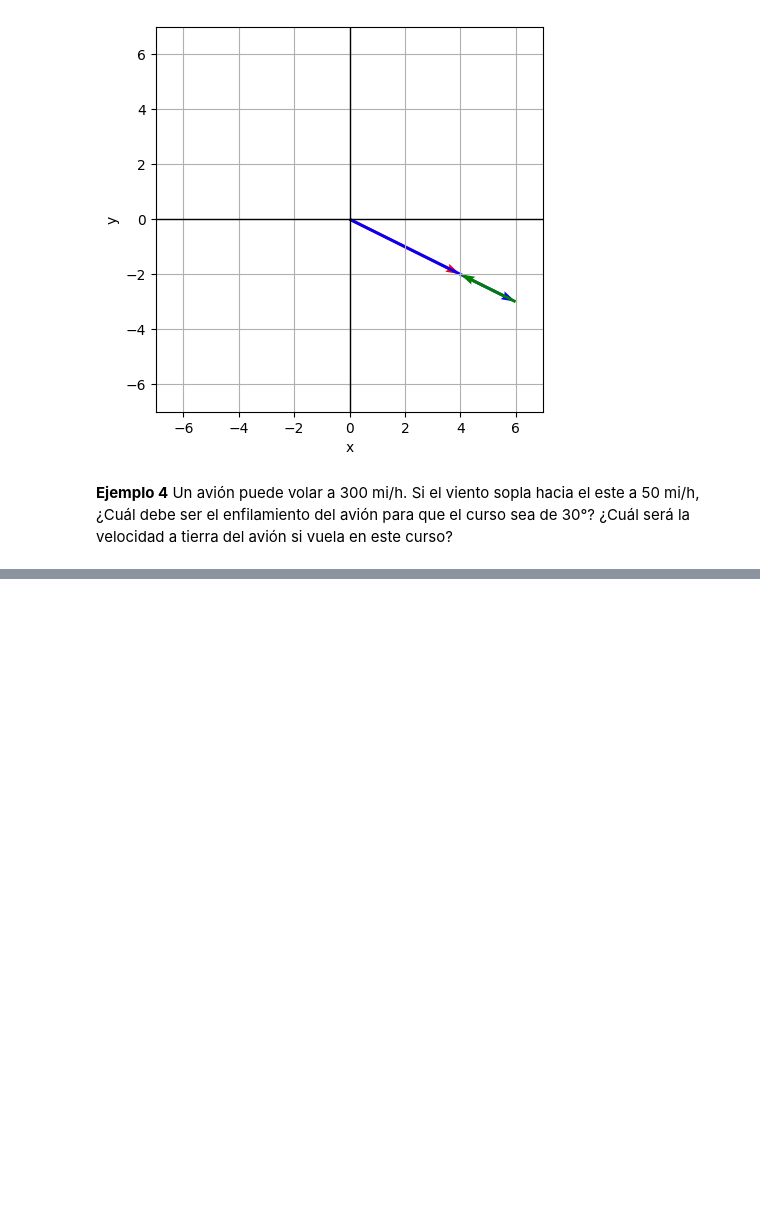
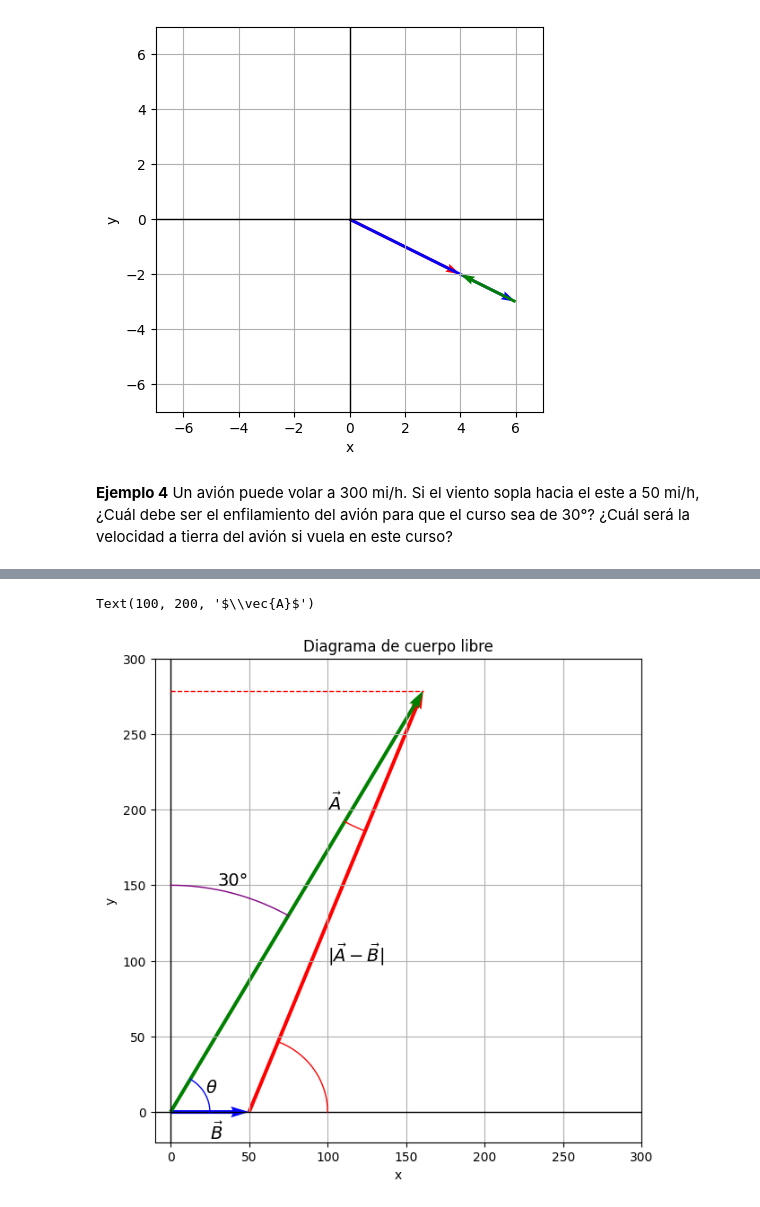
Before and after one commit to KristhianPineda/kPhysics, a Jupyter notebook: notebooks/math/vectores1.ipynb, the cells around one changed output, grey strips where cells are left out. Saved outputs shown, nothing was run; the diff lists cells and outputs as text; code cells hidden in the pictures; blank space fills up the shorter version.

```diff
--- a/notebooks/math/vectores1.ipynb
+++ b/notebooks/math/vectores1.ipynb
@@ -290,0 +295,74 @@ $$\frac{\sin{\phi}}{\vec{B}}=\frac{\sin{60°}}{|\vec{A}-\vec{B}|}$$
+# %%
+import matplotlib.pyplot as plt
+import numpy as np
+
+# Variables de los vectores
+theta_rad1=np.deg2rad(68.3)
+theta_rad2=np.deg2rad(60)
+theta_rad3=np.deg2rad(30)
+theta_rad4=np.deg2rad(248.3)
+vecAB_x=300*np.cos(theta_rad1)
+vecAB_y=300*np.sin(theta_rad1)
+vecB_x=50
+vecB_y=0
+vecA_x=322*np.cos(theta_rad2)
+vecA_y=322*np.sin(theta_rad2)
+ang=np.arctan2(vecA_y, vecA_x)
+ang1=np.arctan2(vecAB_x, vecAB_y)
+
+# Puntos del angulo
+x_values=[0,50+vecAB_x]
+y_values=[vecAB_y, vecAB_y]
+r=25
+r1=50
+r2=150
+r3=100
+theta=np.linspace(0, ang, 50)
+theta1=np.linspace(0, theta_rad1, 50)
+theta2=np.linspace(np.pi/3, np.pi/2, 50)
+theta3=np.linspace(4*np.pi/3, theta_rad4, 50)
+
+# Coordenadas del arco
+arc_x=r*np.cos(theta)
+arc_y=r*np.sin(theta)
+arc1_x=50+r1*np.cos(theta1)
+arc1_y=r1*np.sin(theta1)
+arc2_x=r2*np.cos(theta2)
+arc2_y=r2*np.sin(theta2)
+arc3_x=50+vecAB_x+r3*np.cos(theta3)
+arc3_y=vecAB_y+r3*np.sin(theta3)
+
+# Etiquetas
+txt_x=5+r*np.cos(theta/2)
+txt_y=5+r*np.sin(theta/2)
+
+# Dibujo el plano
+plt.figure(figsize=(7, 7))
+plt.title("Diagrama de cuerpo libre")
+plt.grid(True)
+plt.xlim(-10, 300)
+plt.ylim(-20, 300)
+plt.axhline(0, color='black', linewidth=1)
+plt.axvline(0, color='black', linewidth=1)
+plt.xlabel('x')
+plt.ylabel('y')
+
+# Dibuja los vectores
+plt.quiver(vecB_x, vecB_y, vecAB_x, vecAB_y, angles='xy', scale_units='xy', scale=1, color='r')
+plt.quiver(0, 0, vecB_x, vecB_y, angles='xy', scale_units='xy', scale=1, color='b')
+plt.quiver(0,0, vecA_x, vecA_y, angles='xy', scale_units='xy', scale=1, color='green')
+
+# Dibujo del arco
+plt.plot(arc_x, arc_y, color='blue', linewidth=1)
+plt.plot(arc1_x, arc1_y, color='r', linewidth=1)
+plt.plot(arc2_x, arc2_y, color='purple', linewidth=1)
+plt.plot(arc3_x, arc3_y, color='r', linewidth=1)
+plt.text(22, 13, r"$\theta$", fontsize=14)
+plt.text(100, 100, r"$|\vec{A}-\vec{B}|$", fontsize=14, color='black')
+plt.plot(x_values, y_values, color='r', linestyle='--', linewidth=1)
+plt.text(30, 150, r"30°", fontsize='14')
+plt.text(25, -18, r"$\vec{B}$", fontsize='14')
+plt.text(100, 200, r"$\vec{A}$", fontsize='14')
+# %% [output]
+Text(100, 200, '$\\vec{A}$')
+[figure, added]
```
Also changed, not shown: parts of 6 cells of this notebook.
